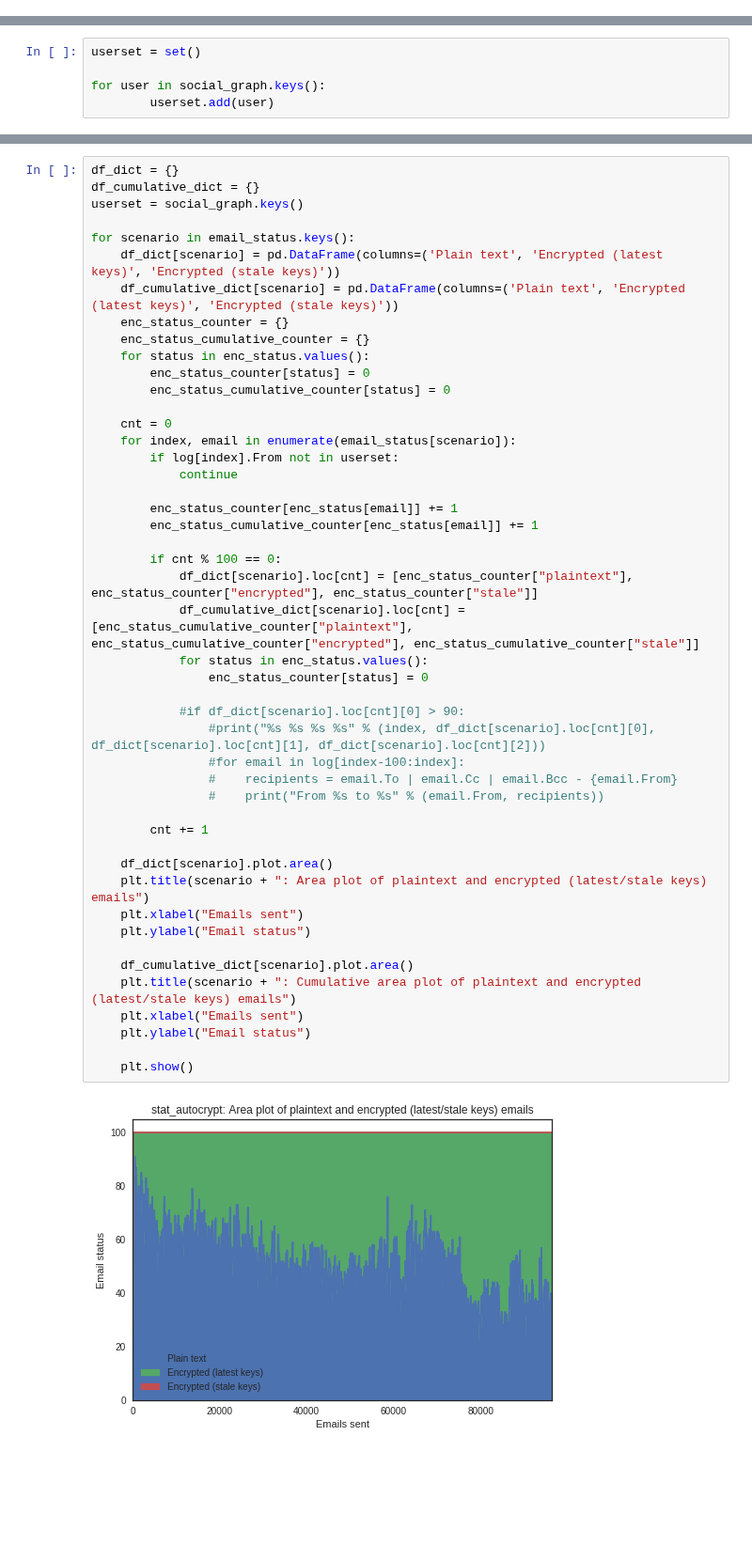
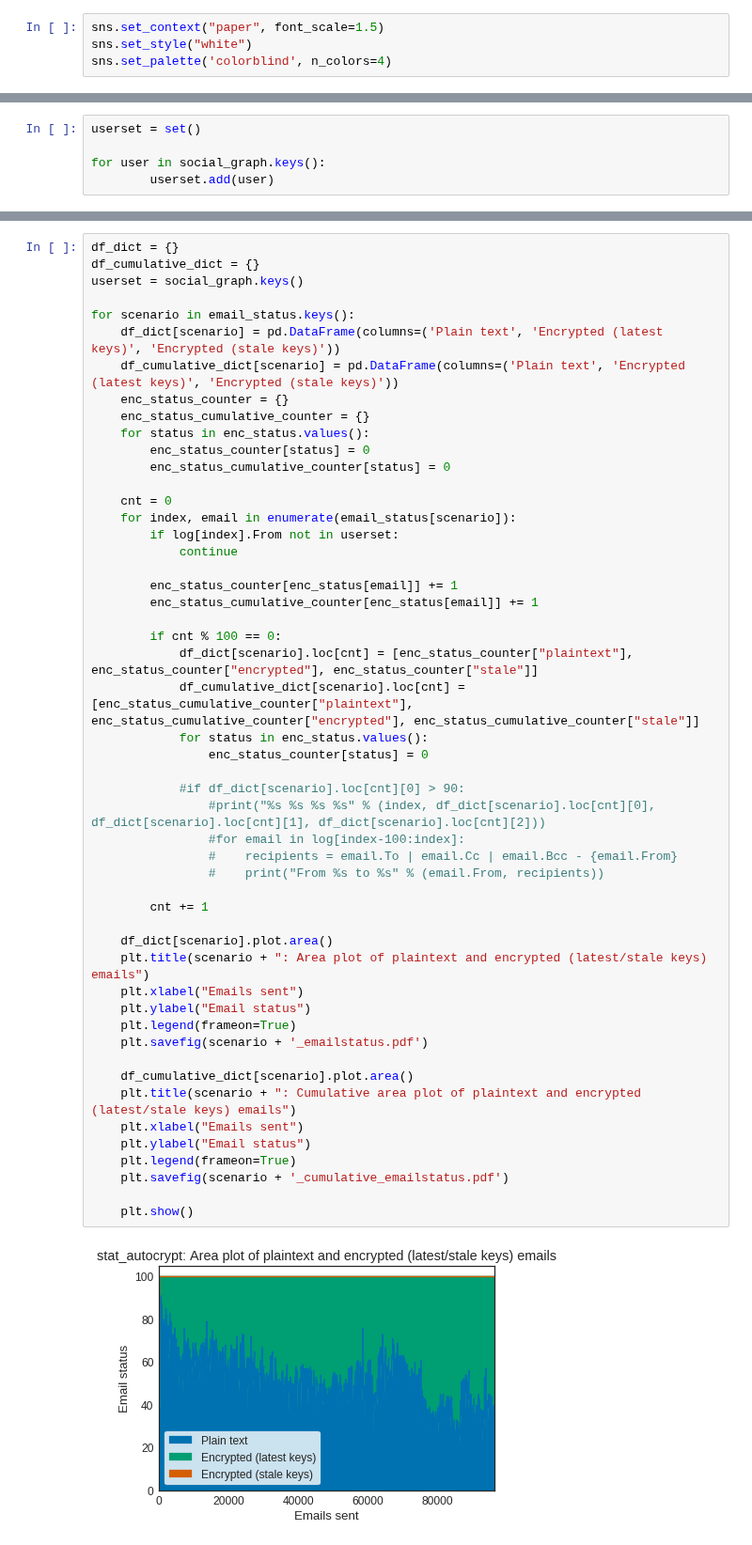
Before and after one commit to claimchain/claimchain-core, a Jupyter notebook: simulations/plot_analysis.ipynb, the cells around one changed output, grey strips where cells are left out. Shown at 94% size. Cells and saved outputs as stored; diff of their text form; blank space fills up the shorter version.

Commit message:
Export plot_analysis graphs to pdf

```diff
--- a/simulations/plot_analysis.ipynb
+++ b/simulations/plot_analysis.ipynb
@@ -13,3 +11,7 @@ sns.set_style("white")
+# %%
+sns.set_context("paper", font_scale=1.5)
+sns.set_style("white")
+sns.set_palette('colorblind', n_colors=4)
 # %%
 class Message:
     '''Class to keep sender, timestamp, public (To/Cc) and hidden (Bcc) recipients of a message
@@ -107,31 +113,35 @@ for scenario in email_status.keys():
 
         enc_status_counter[enc_status[email]] += 1
         enc_status_cumulative_counter[enc_status[email]] += 1
 
         if cnt % 100 == 0:
             df_dict[scenario].loc[cnt] = [enc_status_counter["plaintext"], enc_status_counter["encrypted"], enc_status_counter["stale"]]
             df_cumulative_dict[scenario].loc[cnt] = [enc_status_cumulative_counter["plaintext"], enc_status_cumulative_counter["encrypted"], enc_status_cumulative_counter["stale"]]
             for status in enc_status.values():
                 enc_status_counter[status] = 0
 
             #if df_dict[scenario].loc[cnt][0] > 90:
                 #print("%s %s %s %s" % (index, df_dict[scenario].loc[cnt][0], df_dict[scenario].loc[cnt][1], df_dict[scenario].loc[cnt][2]))
                 #for email in log[index-100:index]:
                 #    recipients = email.To | email.Cc | email.Bcc - {email.From}
                 #    print("From %s to %s" % (email.From, recipients))
 
         cnt += 1
 
     df_dict[scenario].plot.area()
     plt.title(scenario + ": Area plot of plaintext and encrypted (latest/stale keys) emails")
     plt.xlabel("Emails sent")
     plt.ylabel("Email status")
+    plt.legend(frameon=True)
+    plt.savefig(scenario + '_emailstatus.pdf')
 
     df_cumulative_dict[scenario].plot.area()
     plt.title(scenario + ": Cumulative area plot of plaintext and encrypted (latest/stale keys) emails")
     plt.xlabel("Emails sent")
     plt.ylabel("Email status")
+    plt.legend(frameon=True)
+    plt.savefig(scenario + '_cumulative_emailstatus.pdf')
 
     plt.show()
 # %% [output]
-[figure, old version]
+[figure, new version]
```
Also changed, not shown: parts of 5 cells of this notebook.
